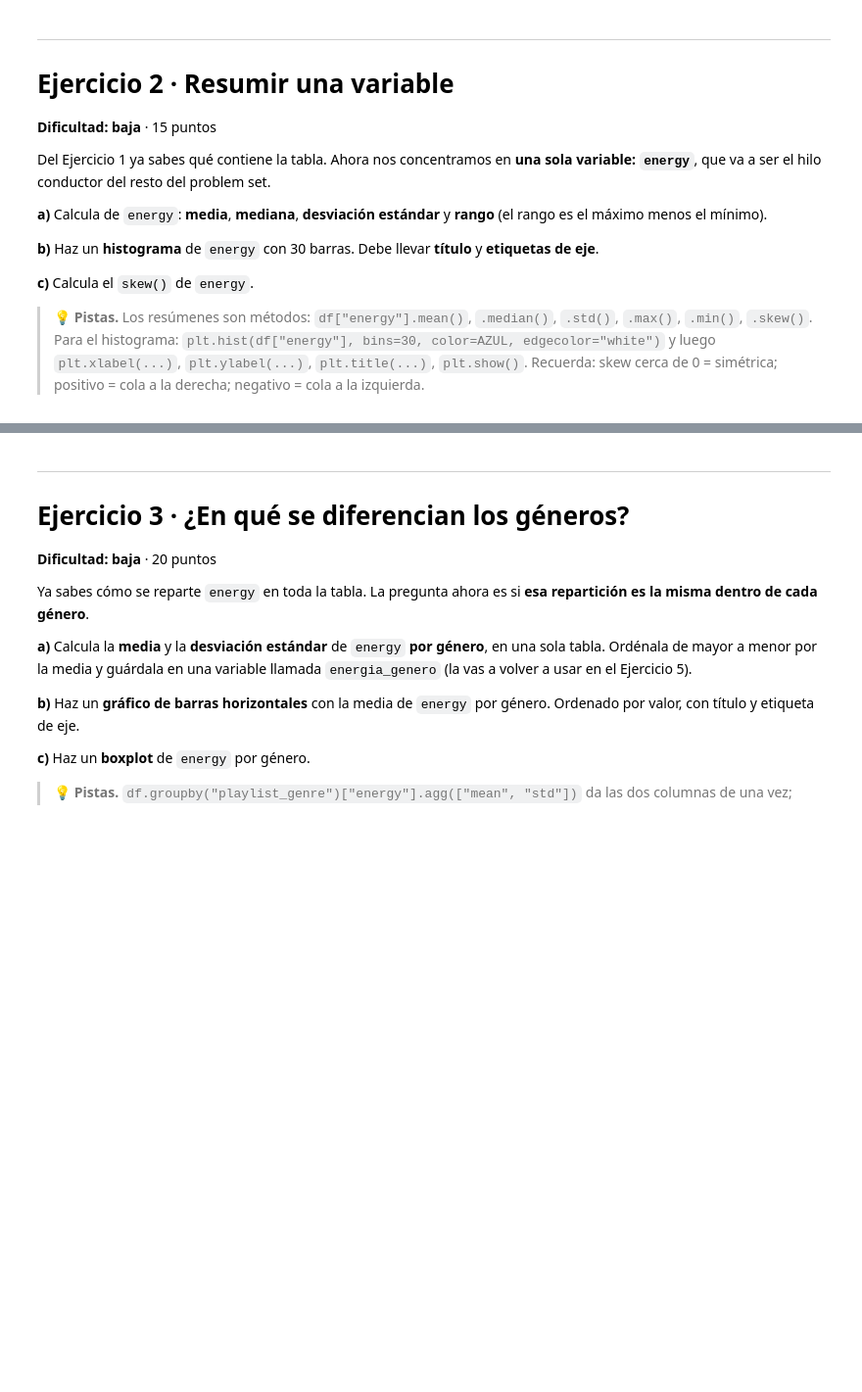
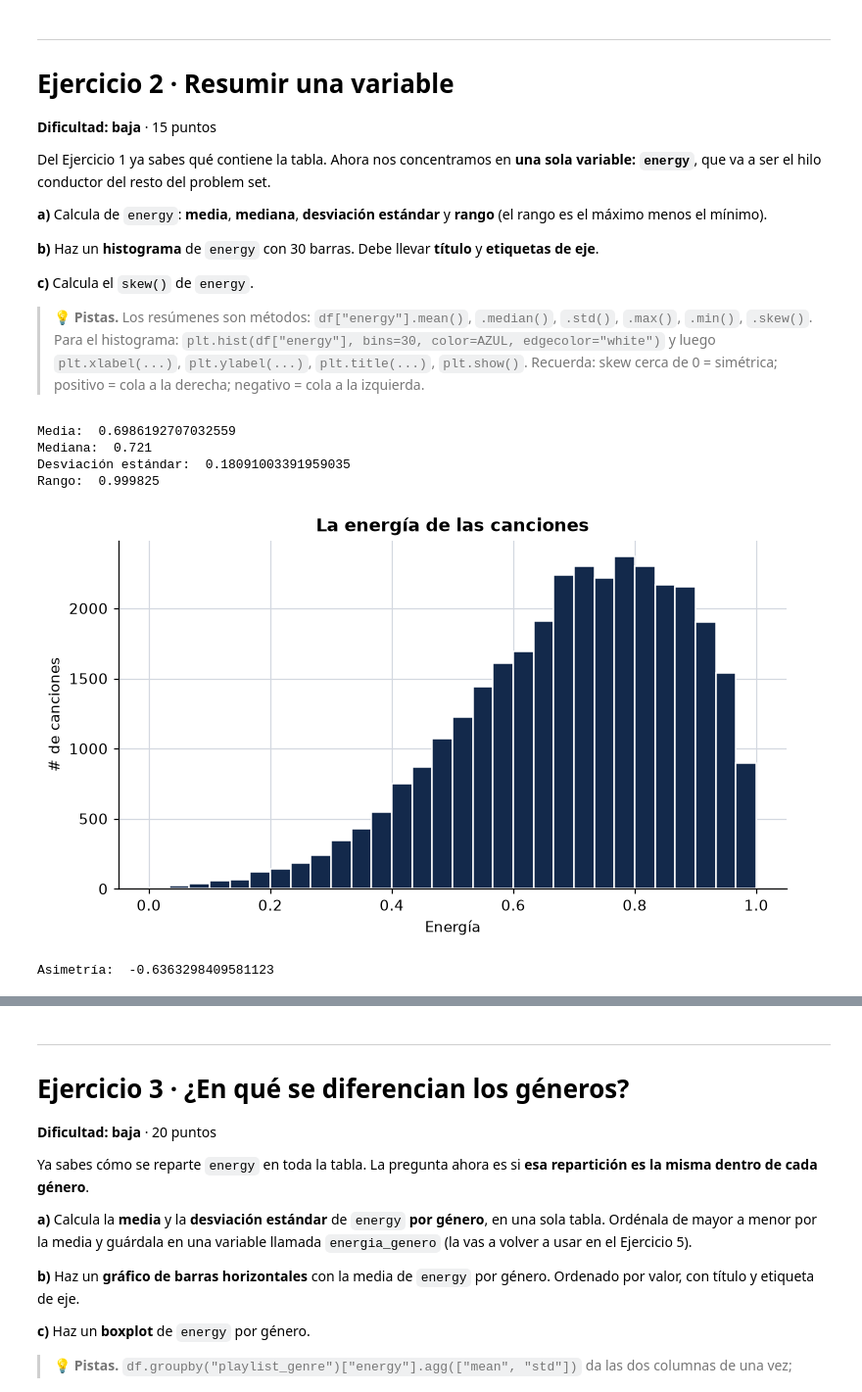
Before and after one commit to gerry2611/s100-tareas, a Jupyter notebook: S100_PS1_Sousa.ipynb, the cells around one changed output, grey strips where cells are left out. Shown at 98% size. Cells and saved outputs as stored; diff of their text form; code cells hidden in the pictures; blank space fills up the shorter version.

```diff
--- a/S100_PS1_Sousa.ipynb
+++ b/S100_PS1_Sousa.ipynb
@@ -178,3 +204,28 @@ Del Ejercicio 1 ya sabes qué contiene la tabla. Ahora nos concentramos en **una
+# %%
+# a) Media, mediana, desviación estándar y rango de energy
+print("Media: ", df["energy"].mean())
+print("Mediana: ", df["energy"].median())
+print("Desviación estándar: ", df["energy"].std())
+print("Rango: ", df["energy"].max() - df["energy"].min())
+# %% [output]
+Media:  0.6986192707032559
+Mediana:  0.721
+Desviación estándar:  0.18091003391959035
+Rango:  0.999825
+# %%
+# b) Histograma
+plt.hist(df["energy"], bins=30, color=AZUL, edgecolor="white")
+plt.xlabel("Energía")
+plt.ylabel("# de canciones")
+plt.title("La energía de las canciones")
+plt.show()
+# %% [output]
+[figure, added]
+# %%
+# c) Asimetría
+print("Asimetría: ", df["energy"].skew())
+# %% [output]
+Asimetría:  -0.6363298409581123
 # %% [markdown]
 ### 📝 Tu respuesta — Ejercicio 2
 
```
Also changed, not shown: parts of 12 cells of this notebook, 1 other file.
